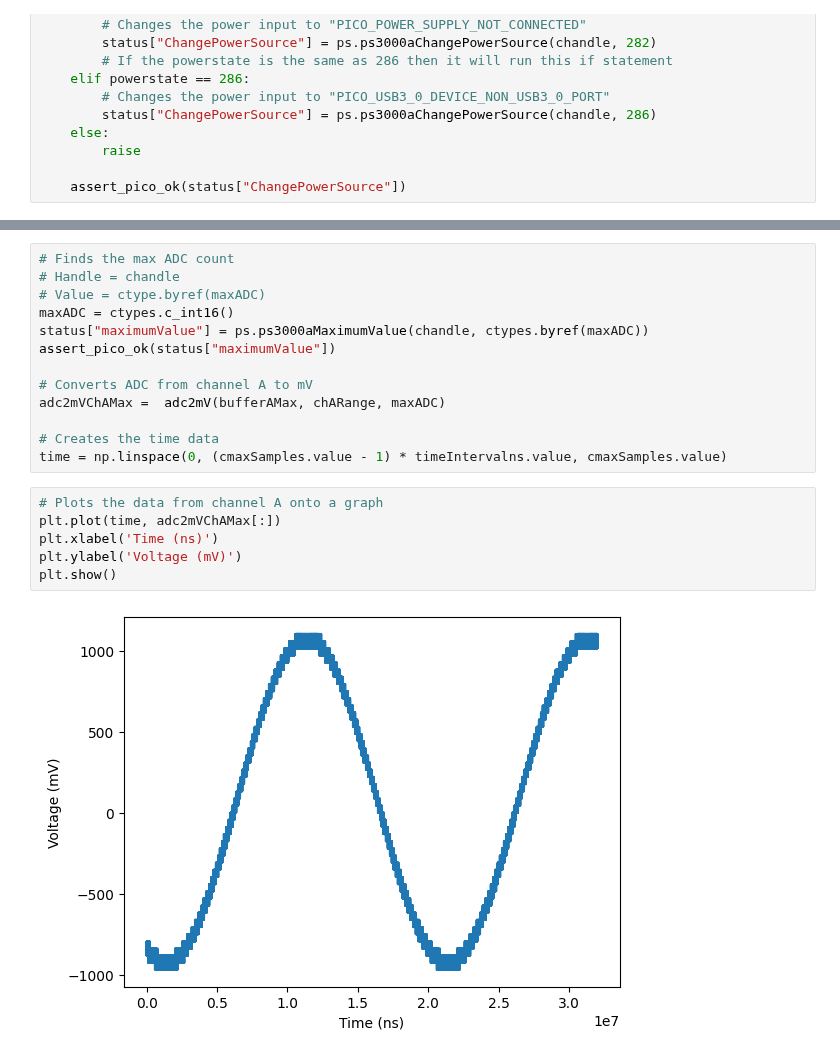
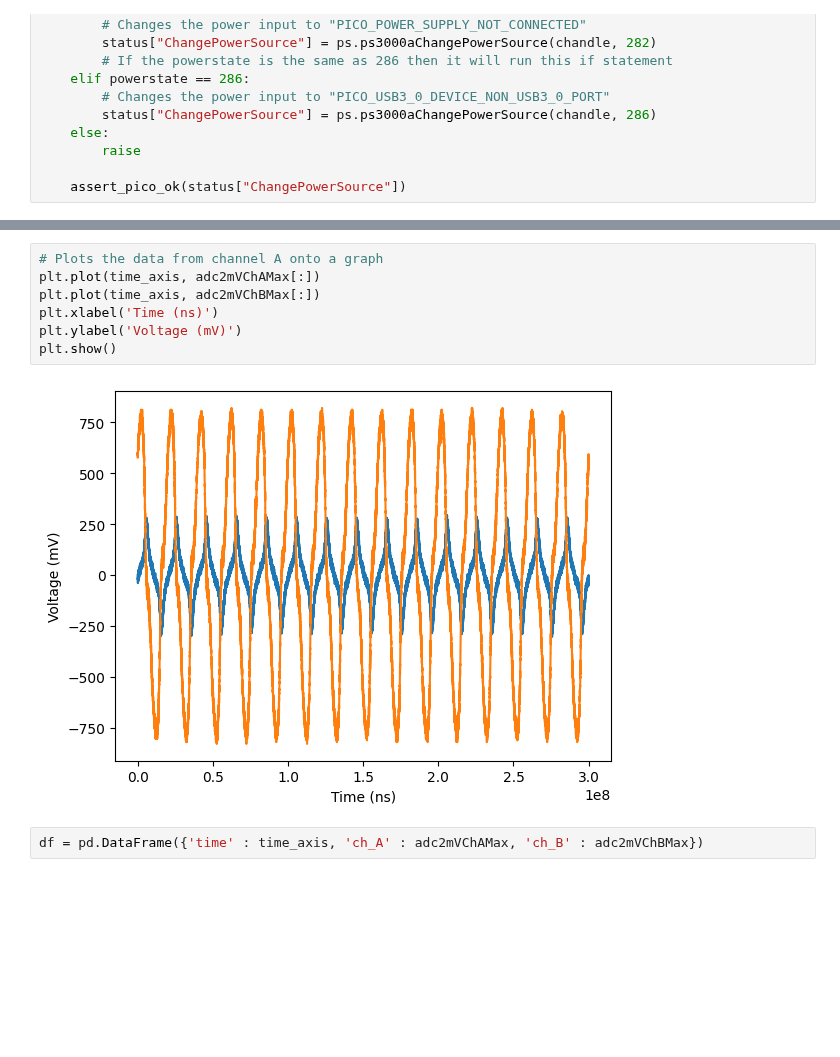
Before and after one commit to BuslaySt/Epstein, a Jupyter notebook: FastGenAndBlock.ipynb, the cells around one changed output, grey strips where cells are left out. Saved outputs shown, nothing was run; the diff lists cells and outputs as text; blank space fills up the shorter version.

```diff
--- a/FastGenAndBlock.ipynb
+++ b/FastGenAndBlock.ipynb
@@ -156,21 +231,11 @@ assert_pico_ok(status["GetValues"])
-# %%
-# Finds the max ADC count
-# Handle = chandle
-# Value = ctype.byref(maxADC)
-maxADC = ctypes.c_int16()
-status["maximumValue"] = ps.ps3000aMaximumValue(chandle, ctypes.byref(maxADC))
-assert_pico_ok(status["maximumValue"])
-
-# Converts ADC from channel A to mV
-adc2mVChAMax =  adc2mV(bufferAMax, chARange, maxADC)
-
-# Creates the time data
-time = np.linspace(0, (cmaxSamples.value - 1) * timeIntervalns.value, cmaxSamples.value)
 # %%
 # Plots the data from channel A onto a graph
-plt.plot(time, adc2mVChAMax[:])
+plt.plot(time_axis, adc2mVChAMax[:])
+plt.plot(time_axis, adc2mVChBMax[:])
 plt.xlabel('Time (ns)')
 plt.ylabel('Voltage (mV)')
 plt.show()
 # %% [output]
-[figure, old version]
+[figure, new version]
+# %%
+df = pd.DataFrame({'time' : time_axis, 'ch_A' : adc2mVChAMax, 'ch_B' : adc2mVChBMax})
```
Also changed, not shown: parts of 8 cells of this notebook.
